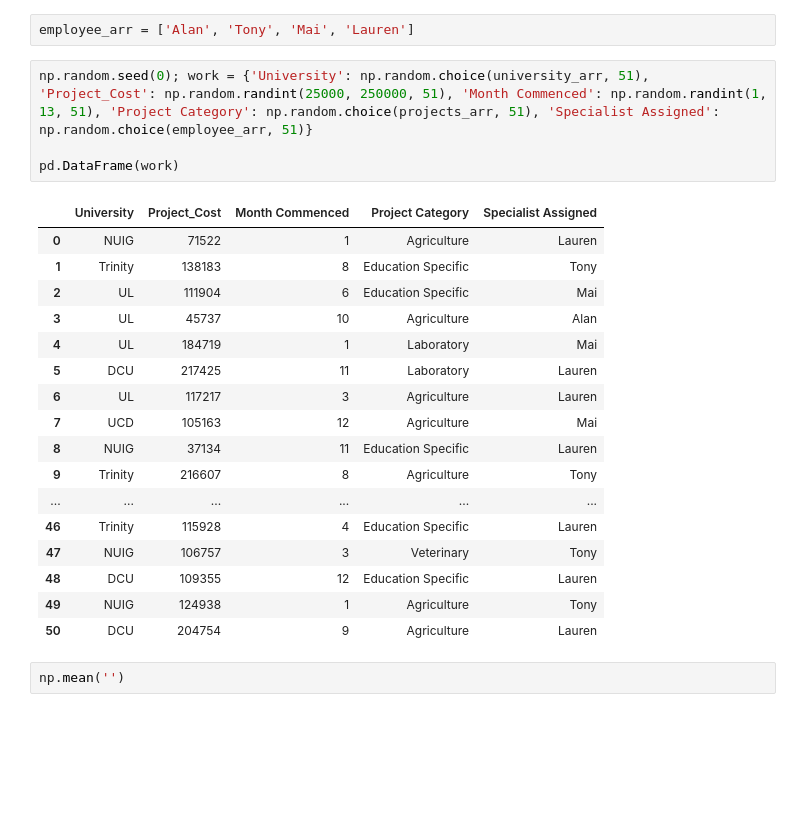
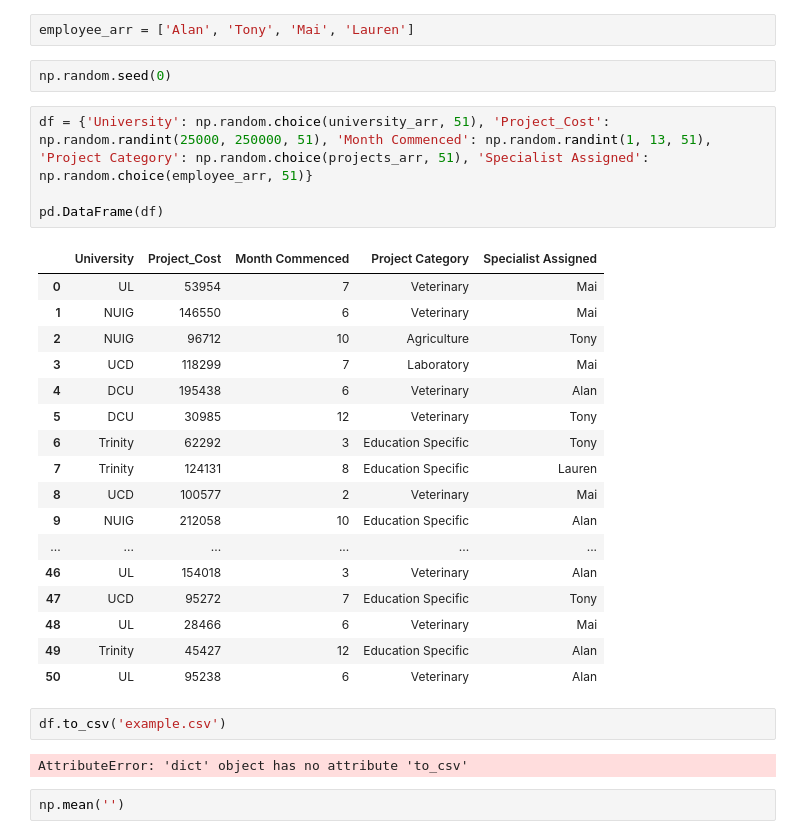
Before and after one commit to colettegallagher/simulating-data, a Jupyter notebook: Simulating Data.ipynb, the cells around one changed output. Drawn from its saved outputs; the diff is of its cells as text; blank space fills up the shorter version.

```diff
--- a/Simulating Data.ipynb
+++ b/Simulating Data.ipynb
@@ -18,28 +18,34 @@ projects_arr = ['Agriculture', 'Veterinary', 'Laboratory', 'Education Specific']
 university_arr = ['Trinity', 'DCU', 'UCD', 'UL', 'NUIG']
 # %%
 employee_arr = ['Alan', 'Tony', 'Mai', 'Lauren']
+# %%
+np.random.seed(0)
 # %%
-np.random.seed(0); work = {'University': np.random.choice(university_arr, 51), 'Project_Cost': np.random.randint(25000, 250000, 51), 'Month Commenced': np.random.randint(1, 13, 51), 'Project Category': np.random.choice(projects_arr, 51), 'Specialist Assigned': np.random.choice(employee_arr, 51)}
+df = {'University': np.random.choice(university_arr, 51), 'Project_Cost': np.random.randint(25000, 250000, 51), 'Month Commenced': np.random.randint(1, 13, 51), 'Project Category': np.random.choice(projects_arr, 51), 'Specialist Assigned': np.random.choice(employee_arr, 51)}
 
-pd.DataFrame(work)
+pd.DataFrame(df)
 # %% [output]
 |  | University | Project_Cost | Month Commenced | Project Category | Specialist Assigned |
-| 0 | NUIG | 71522 | 1 | Agriculture | Lauren |
-| 1 | Trinity | 138183 | 8 | Education Specific | Tony |
-| 2 | UL | 111904 | 6 | Education Specific | Mai |
-| 3 | UL | 45737 | 10 | Agriculture | Alan |
-| 4 | UL | 184719 | 1 | Laboratory | Mai |
-| 5 | DCU | 217425 | 11 | Laboratory | Lauren |
-| 6 | UL | 117217 | 3 | Agriculture | Lauren |
-| 7 | UCD | 105163 | 12 | Agriculture | Mai |
-| 8 | NUIG | 37134 | 11 | Education Specific | Lauren |
-| 9 | Trinity | 216607 | 8 | Agriculture | Tony |
+| 0 | UL | 53954 | 7 | Veterinary | Mai |
+| 1 | NUIG | 146550 | 6 | Veterinary | Mai |
+| 2 | NUIG | 96712 | 10 | Agriculture | Tony |
+| 3 | UCD | 118299 | 7 | Laboratory | Mai |
+| 4 | DCU | 195438 | 6 | Veterinary | Alan |
+| 5 | DCU | 30985 | 12 | Veterinary | Tony |
+| 6 | Trinity | 62292 | 3 | Education Specific | Tony |
+| 7 | Trinity | 124131 | 8 | Education Specific | Lauren |
+| 8 | UCD | 100577 | 2 | Veterinary | Mai |
+| 9 | NUIG | 212058 | 10 | Education Specific | Alan |
 | ... | ... | ... | ... | ... | ... |
-| 46 | Trinity | 115928 | 4 | Education Specific | Lauren |
-| 47 | NUIG | 106757 | 3 | Veterinary | Tony |
-| 48 | DCU | 109355 | 12 | Education Specific | Lauren |
-| 49 | NUIG | 124938 | 1 | Agriculture | Tony |
-| 50 | DCU | 204754 | 9 | Agriculture | Lauren |
+| 46 | UL | 154018 | 3 | Veterinary | Alan |
+| 47 | UCD | 95272 | 7 | Education Specific | Tony |
+| 48 | UL | 28466 | 6 | Veterinary | Mai |
+| 49 | Trinity | 45427 | 12 | Education Specific | Alan |
+| 50 | UL | 95238 | 6 | Veterinary | Alan |
+# %%
+df.to_csv('example.csv')
+# %% [output]
+AttributeError: 'dict' object has no attribute 'to_csv'
 # %%
 np.mean('')
 # %% [output]
```
Also changed, not shown: parts of 6 cells of this notebook, 1 other file.
